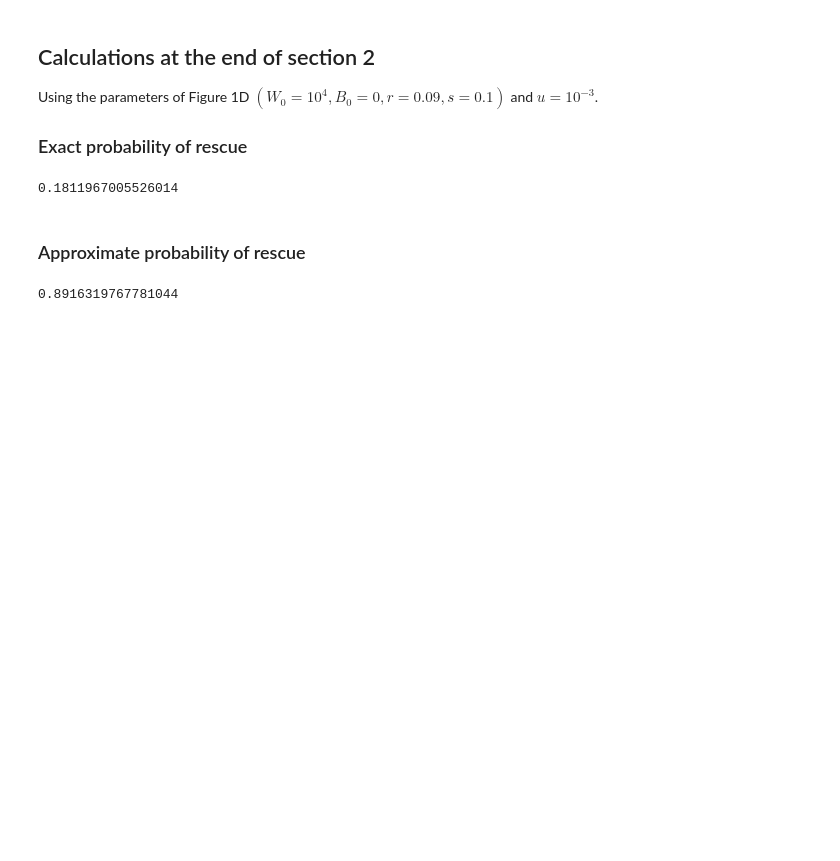
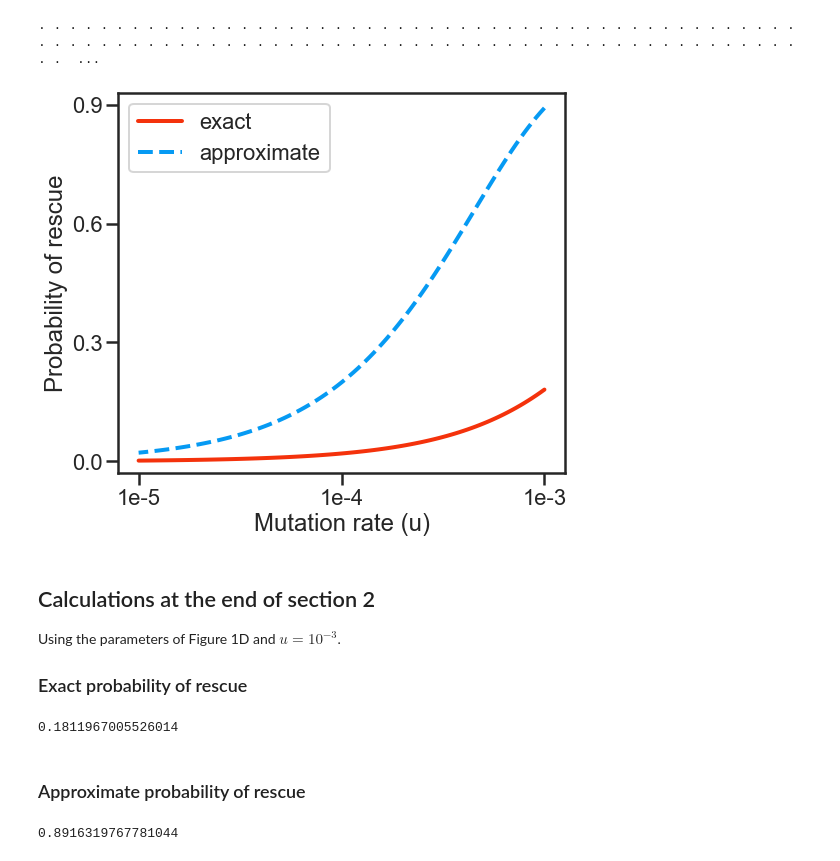
Before and after one commit to rbazev/rescue, a Jupyter notebook: prob_rescue.ipynb, the cells around one changed output. Cells and saved outputs as stored; diff of their text form; code cells hidden in the pictures; blank space fills up the shorter version.

```diff
--- a/prob_rescue.ipynb
+++ b/prob_rescue.ipynb
@@ -57,12 +12,0 @@ for i in range(len(logu)):
-# %%
-r = 0.09
-s = 0.1
-logu2 = np.arange(-3, -5.01, -.02)
-p4 = []
-a4 = []
-for i in range(len(logu2)):
-    print('.', end=' ')
-    exact = prob_rescue(W0, 0, r, s, 10**logu2[i], 100)
-    approx = approx_prob_rescue_new(W0, r, s, 10**logu2[i])
-    p4.append(exact)
-    a4.append(approx)
@@ -125,7 +20,34 @@ ax1.legend(loc=4, fontsize=18)
+# %%
+W0 = 10000
+r = 0.09
+s = 0.1
+logu = np.arange(-3, -5.01, -.02)
+p = []
+p2 = []
+for i in range(len(logu)):
+    print('.', end=' ')
+    exact = prob_rescue(W0, 0, r, s, 10**logu[i], 100)
+    approx = approx_prob_rescue_new(W0, r, s, 10**logu[i])
+    p.append(exact)
+    p2.append(approx)
+# %% [output]
+. . . . . . . . . . . . . . . . . . . . . . . . . . . . . . . . . . . . . . . . . . . . . . . . . . . . . . . . . . . . . . . . . . . . . . . . . . . . . . . . . . . . . . . . . . . . . . . . . . . .  ...
+# %%
+fig = plt.figure(figsize=(8, 7))
+plt.ylim(-.03, .93)
+plt.yticks([0, .3, .6, .9])
+plt.plot(logu, p, color=sns.xkcd_rgb['vermillion'], label='exact', lw=4)
+plt.plot(logu, p2, '--', color=sns.xkcd_rgb['azure'], label='approximate', lw=4)
+plt.ylabel('Probability of rescue')
+plt.xlabel('Mutation rate (u)')
+plt.xticks([-5, -4, -3], ['1e-5', '1e-4', '1e-3'])
+plt.legend();
+# %% [output]
+[figure, added]
 # %% [markdown]
 ## Calculations at the end of section 2
 
-Using the parameters of Figure 1D $(W_0=10^4, B_0=0, r = 0.09, s = 0.1)$ and $u=10^{-3}$.
+Using the parameters of Figure 1D and $u=10^{-3}$.
 
 ### Exact probability of rescue
 # %%
```
Also changed, not shown: parts of 11 cells of this notebook.
